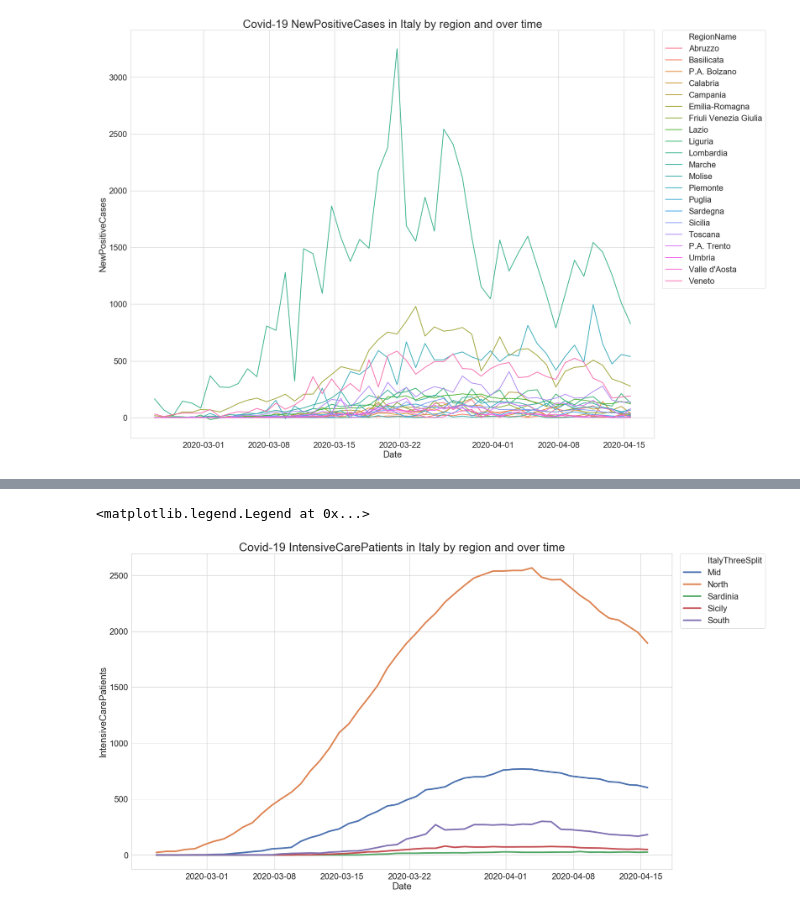
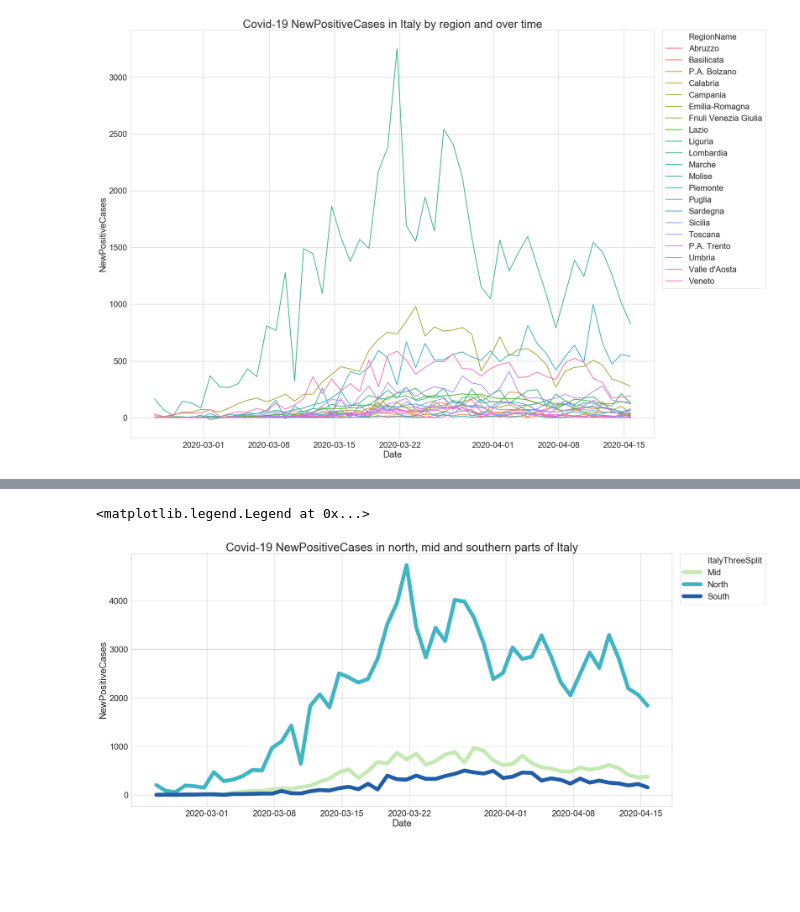
Before and after one commit to PerLiljekvist/Python-Pandas-Italy-Corona, a Jupyter notebook: Italy Covid-19.ipynb, the cells around one changed output, grey strips where cells are left out. Saved outputs shown, nothing was run; the diff lists cells and outputs as text; code cells hidden in the pictures; blank space fills up the shorter version.

Commit message:
Some adjustments on  splitting Italy in three

```diff
--- a/Italy Covid-19.ipynb
+++ b/Italy Covid-19.ipynb
@@ -46,7 +52,6 @@ Italy_covid19_df['Date'] = Italy_covid19_df['Date'].astype('datetime64[ns]')
 #Italy_covid19_df['ItalySplit'] = 'null'
 # %%
 #split Italy in North, Mid and South
-
 
 #North
 Italy_covid19_df.loc[Italy_covid19_df.RegionName == "Lombardia", "ItalyThreeSplit"] = "North"
@@ -75,11 +80,11 @@ Italy_covid19_df.loc[Italy_covid19_df.RegionName == "Basilicata", "ItalyThreeSpl
 Italy_covid19_df.loc[Italy_covid19_df.RegionName == "Puglia", "ItalyThreeSplit"] = "South"
 Italy_covid19_df.loc[Italy_covid19_df.RegionName == "Calabria", "ItalyThreeSplit"] = "South"
 
-#Sicily
+#Sicily. Will for now count as south but can in the future be interesting to sinlge out
 
-Italy_covid19_df.loc[Italy_covid19_df.RegionName == "Sicilia", "ItalyThreeSplit"] = "Sicily"
+Italy_covid19_df.loc[Italy_covid19_df.RegionName == "Sicilia", "ItalyThreeSplit"] = "South"
 
-#Sardinia
+#Sardinia Will for now count as south but can in the future be interesting to sinlge out
 
 Italy_covid19_df.loc[Italy_covid19_df.RegionName == "Sardegna", "ItalyThreeSplit"] = "Sardinia"
 # %%
@@ -107,7 +112,6 @@ plt.legend(bbox_to_anchor=(1.015, 1), loc=2, borderaxespad=0)
 
 grouped_by_region_df = Italy_covid19_df.groupby(['Date', 'ItalyThreeSplit'],
                                                 as_index=False)['IntensiveCarePatients',
-                                                'Deaths'].sum()
-
-
-grouped_by_region_df
+                                                'Deaths',
+                                                'NewPositiveCases',
+                                                 'TestsPerformed'].sum()
@@ -128,19 +118,19 @@ grouped_by_region_df
 # %%
-measure = 'IntensiveCarePatients'
+measure = 'NewPositiveCases'
 
-plt.figure(figsize=(25, 15))
+plt.figure(figsize=(25, 12))
 
 style = sns.set(style="whitegrid",
         font_scale=2,
-        rc={"lines.linewidth": 4.0})
+        rc={"lines.linewidth": 10.0})
 
 sns.lineplot(x="Date",
              y=measure,
              hue="ItalyThreeSplit",
-             #palette="YlGnBu",
-             data=grouped_by_region_df).set_title( 'Covid-19 ' + measure + ' in Italy by region and over time',fontsize=30)
+             palette="YlGnBu",
+             data=grouped_by_region_df[grouped_by_region_df.ItalyThreeSplit != 'Sardinia']).set_title( 'Covid-19 ' + measure + ' in north, mid and southern parts of Italy',fontsize=30)
 
 plt.legend(bbox_to_anchor=(1.015, 1), loc=2, borderaxespad=0)
 # %% [output]
 <matplotlib.legend.Legend at 0x...>
-[figure, old version]
+[figure, new version]
```
Also changed, not shown: parts of 3 cells of this notebook.
